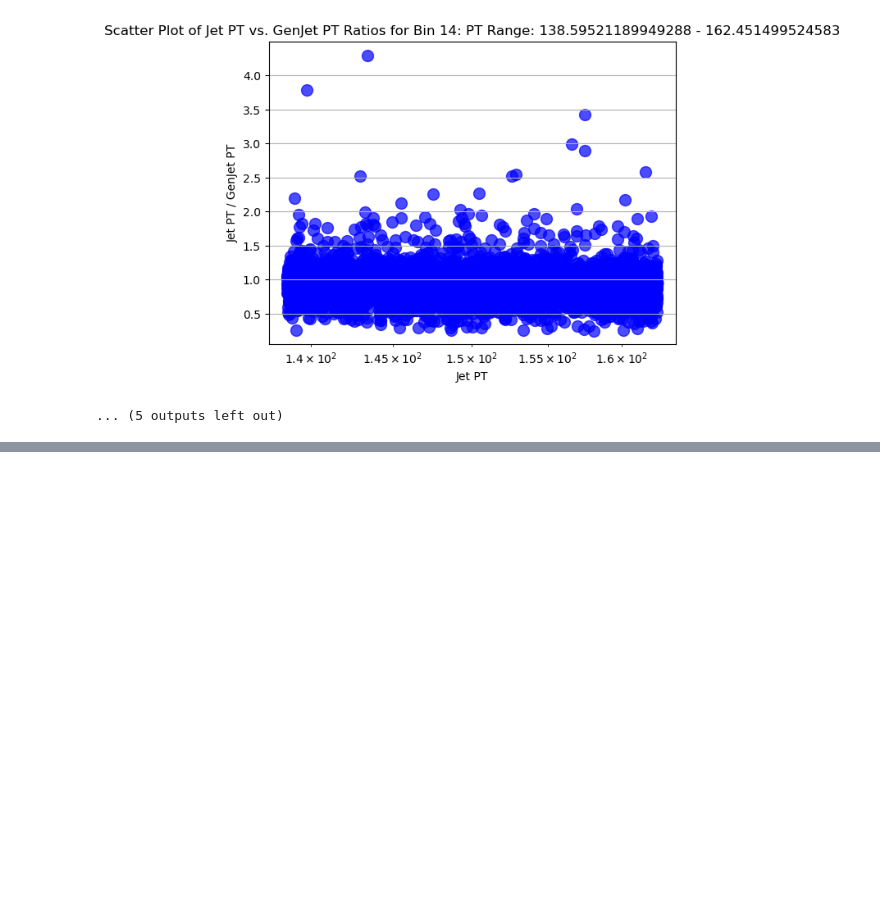
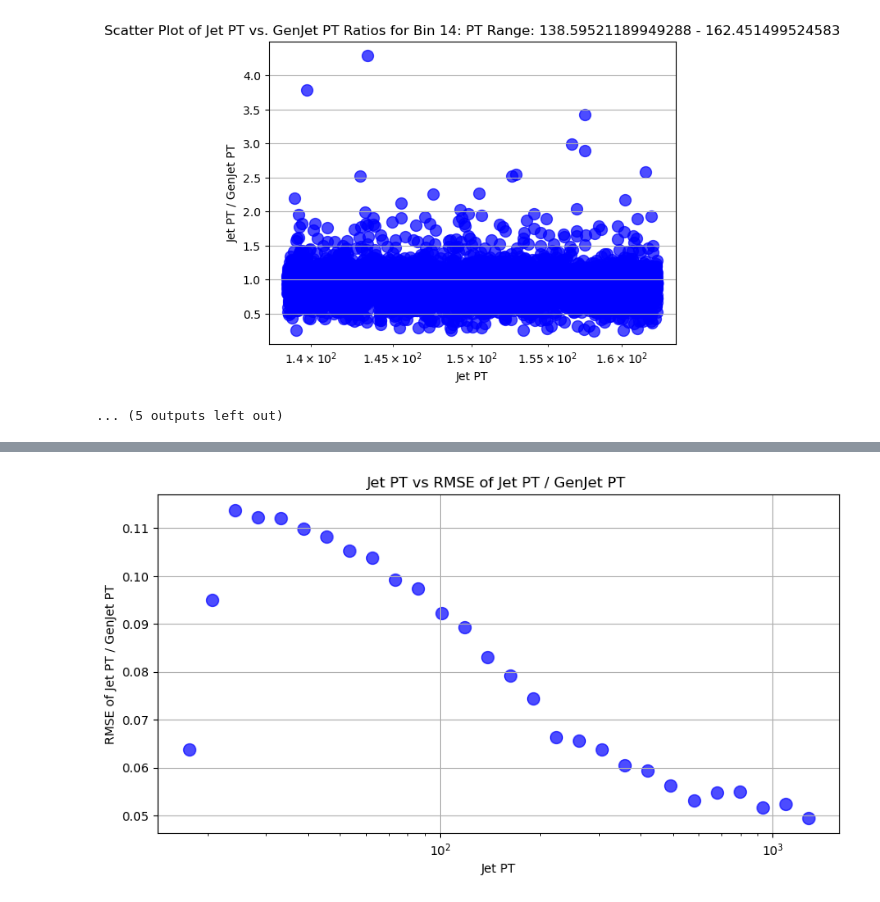
Before and after one commit to rhammad7/Supersymmetry_Analysis, a Jupyter notebook: jet_energy_resolution.ipynb, the cells around one changed output, grey strips where cells are left out. Cells and saved outputs as stored; diff of their text form; code cells hidden in the pictures; blank space fills up the shorter version.

```diff
--- a/jet_energy_resolution.ipynb
+++ b/jet_energy_resolution.ipynb
@@ -422,0 +530,4 @@ RMSE Ratios for Bin 18: 0.15013753770691382
+# %%
+energy_resolution_1st_suggestion("/data/analysis/rhammad/merged_all_100k_pileUp.root", 0.8, 1.2)
+# %% [output]
+[figure, added]
```
Also changed, not shown: parts of 13 cells of this notebook.
